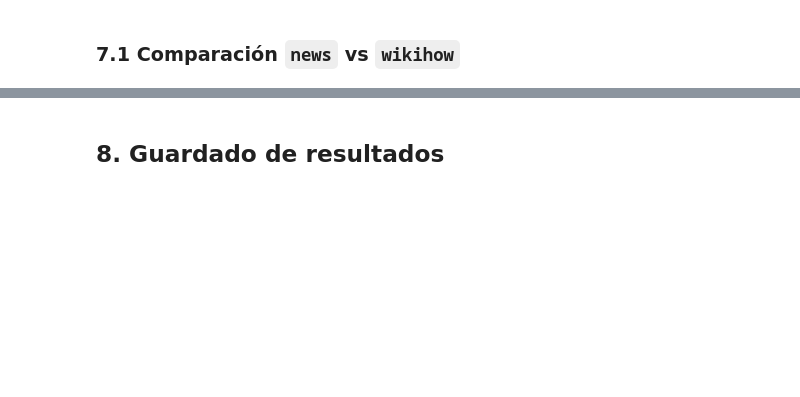
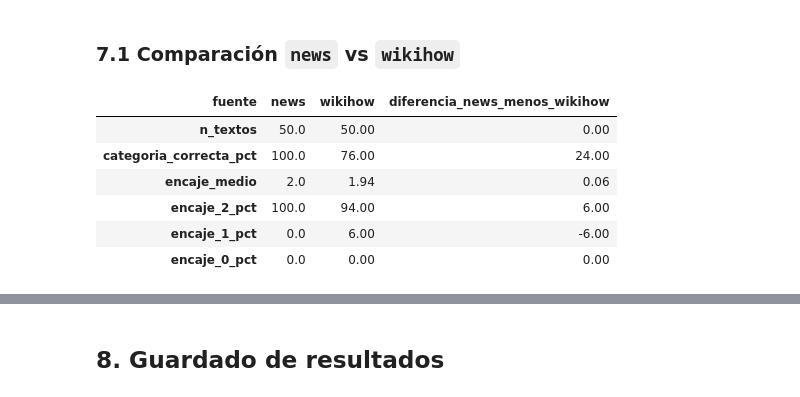
Before and after one commit to jaimemm815/p1n-marketing-martinezfabani, a Jupyter notebook: notebooks/02_hito2.ipynb, the cells around one changed output, grey strips where cells are left out. Saved outputs shown, nothing was run; the diff lists cells and outputs as text; code cells hidden in the pictures; blank space fills up the shorter version.

```diff
--- a/notebooks/02_hito2.ipynb
+++ b/notebooks/02_hito2.ipynb
@@ -376,7 +425,15 @@ if ANOTACIONES_COMPLETAS:
 # %% [markdown]
 ### 7.1 Comparación `news` vs `wikihow`
 # %%
-if ANOTACIONES_COMPLETAS:
-    comparacion = resultados.loc[["news", "wikihow"]].T
+if HAY_ANOTACIONES:
+    comparacion = resultados.drop(columns="tipo_evaluacion").loc[["news", "wikihow"]].T
     comparacion["diferencia_news_menos_wikihow"] = comparacion["news"] - comparacion["wikihow"]
     display(comparacion.round(3))
+# %% [output]
+| fuente | news | wikihow | diferencia_news_menos_wikihow |
+| n_textos | 50.0 | 50.00 | 0.00 |
+| categoria_correcta_pct | 100.0 | 76.00 | 24.00 |
+| encaje_medio | 2.0 | 1.94 | 0.06 |
+| encaje_2_pct | 100.0 | 94.00 | 6.00 |
+| encaje_1_pct | 0.0 | 6.00 | -6.00 |
+| encaje_0_pct | 0.0 | 0.00 | 0.00 |
```
Also changed, not shown: parts of 9 cells of this notebook, 2 other files.
